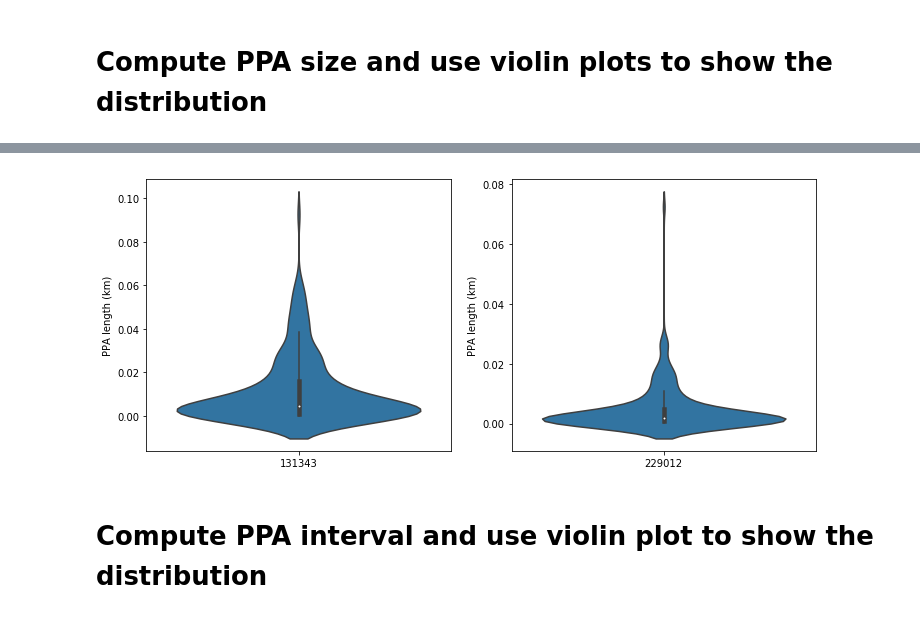
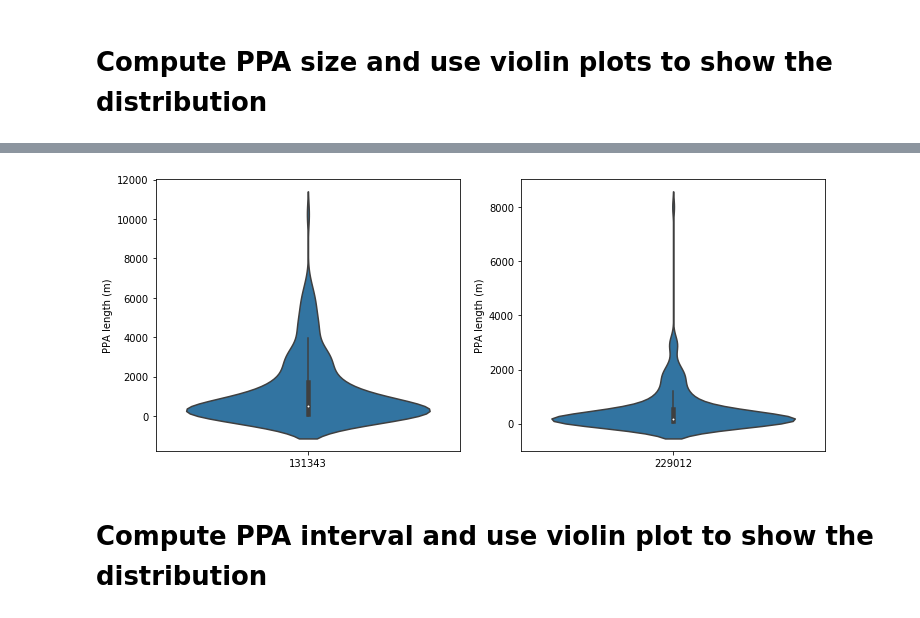
Before and after one commit to move-ucsb/ORTEGA, a Jupyter notebook: examples/example.ipynb, the cells around one changed output, grey strips where cells are left out. Cells and saved outputs as stored; diff of their text form; code cells hidden in the pictures.

```diff
--- a/examples/example.ipynb
+++ b/examples/example.ipynb
@@ -113,17 +125,17 @@ std: 0.007524990336665188
-# %%
-import seaborn
-import matplotlib.pyplot as plt
-
-fig, (ax1, ax2) = plt.subplots(1, 2, figsize=(12, 5))
-seaborn.violinplot(data=ppasize_list['size_list1'], ax=ax1)
-seaborn.violinplot(data=ppasize_list['size_list2'], ax=ax2)
-ax1.set_xticklabels([str(interaction1.id1)])
-ax2.set_xticklabels([str(interaction1.id2)])
-ax1.set_ylabel('PPA length (km)')
-ax2.set_ylabel('PPA length (km)')
-plt.show()
-# %% [output]
-[figure, removed]
+# %%
+import seaborn
+import matplotlib.pyplot as plt
+
+fig, (ax1, ax2) = plt.subplots(1, 2, figsize=(12, 5))
+seaborn.violinplot(data=ppasize_list['size_list1'], ax=ax1)
+seaborn.violinplot(data=ppasize_list['size_list2'], ax=ax2)
+ax1.set_xticklabels([str(interaction1.id1)])
+ax2.set_xticklabels([str(interaction1.id2)])
+ax1.set_ylabel('PPA length (m)')
+ax2.set_ylabel('PPA length (m)')
+plt.show()
+# %% [output]
+[figure, added]
 # %% [markdown]
 # Compute PPA interval and use violin plot to show the distribution
 # %%
```
Also changed, not shown: parts of 15 cells of this notebook, 4 other files.
